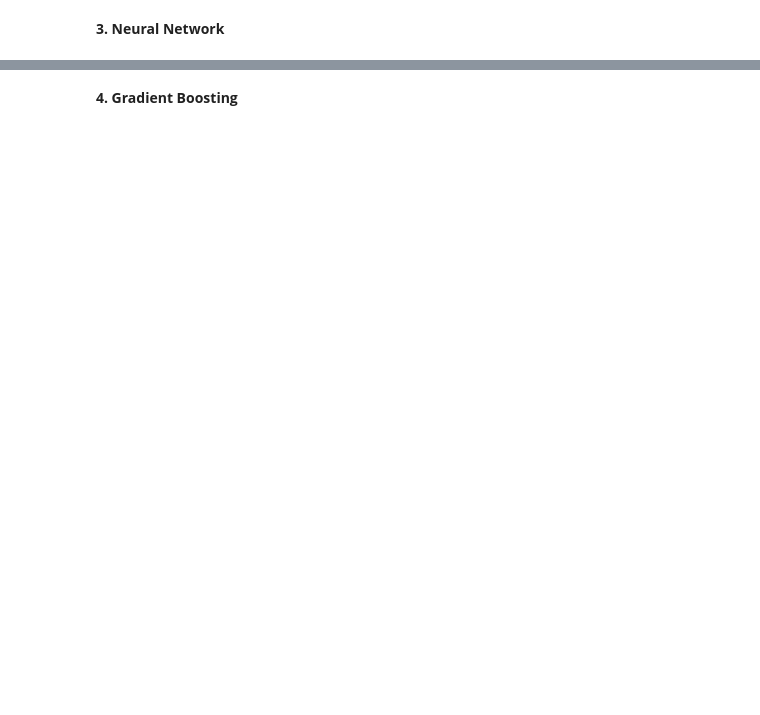
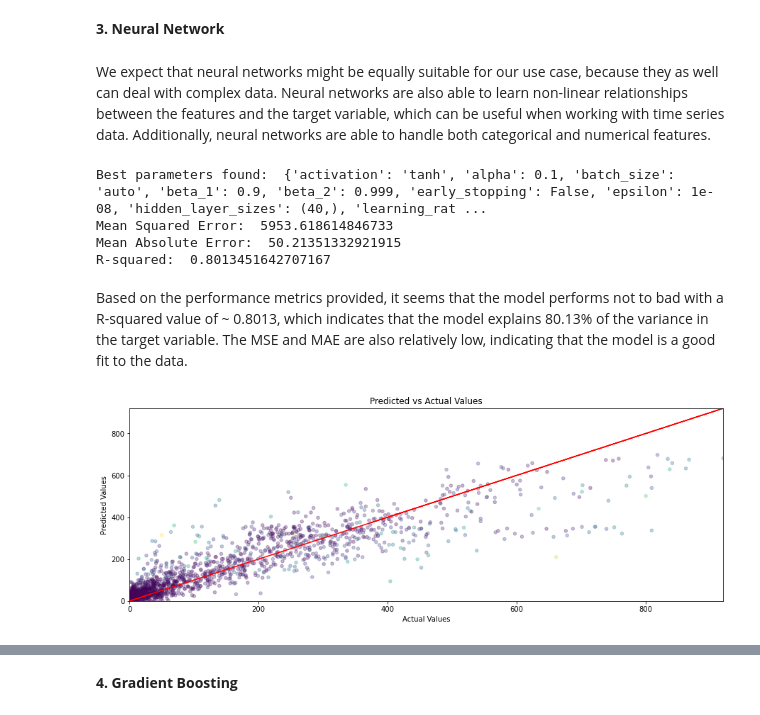
Before and after one commit to MoritzWagner13/Machine-Learning, a Jupyter notebook: Code_V1.5.ipynb, the cells around one changed output, grey strips where cells are left out. Drawn from its saved outputs; the diff is of its cells as text; code cells hidden in the pictures; blank space fills up the shorter version.

Commit message:
Update Predictions

```diff
--- a/Code_V1.5.ipynb
+++ b/Code_V1.5.ipynb
@@ -1588,3 +1545,67 @@ plt.show()
+# %% [markdown]
+We expect that neural networks might be equally suitable for our use case, because they as well can deal with complex data. Neural networks are also able to learn non-linear relationships between the features and the target variable, which can be useful when working with time series data. Additionally, neural networks are able to handle both categorical and numerical features.
+# %%
+#new one to be tested
+from sklearn.neural_network import MLPRegressor
+from sklearn.model_selection import learning_curve
+
+# Define the parameter grid for the MLP model
+param_grid = {
+    'hidden_layer_sizes': [(10,), (20,), (30,), (40,)],
+    'activation': ['identity', 'logistic', 'tanh', 'relu'],
+    'solver': ['lbfgs', 'sgd', 'adam'],
+    'alpha': [0.0001, 0.001, 0.01, 0.1],
+    'learning_rate': ['constant', 'invscaling', 'adaptive'],
+    'max_iter': [200, 500, 1000]
+}
+
+# Create an MLP model
+mlp_model = MLPRegressor(random_state=42)
+
+# Use RandomizedSearchCV to perform hyperparameter tuning
+random_search = RandomizedSearchCV(estimator=mlp_model, param_distributions=param_grid, n_iter=10, cv=5, n_jobs=-1, random_state=42)
+
+# Fit the RandomizedSearchCV object to the training data
+random_search.fit(X_train, y_train)
+
+# Print the best parameters from the search
+best_params = random_search.best_estimator_.get_params()
+print("Best parameters found: ",best_params)
+
+# Use the best parameters to create a new model
+best_mlp_model = MLPRegressor(random_state=42, **random_search.best_params_)
+
+# Fit the new model to the training data
+best_mlp_model.fit(X_train, y_train)
+
+# Make predictions on the holdout set
+y_pred = best_mlp_model.predict(X_test)
+
+# Evaluate the new model's performance on the holdout set
+mse = mean_squared_error(y_test, y_pred)
+mae = mean_absolute_error(y_test, y_pred)
+r2 = r2_score(y_test, y_pred)
+print("Mean Squared Error: ", mse)
+print("Mean Absolute Error: ", mae)
+print("R-squared: ", r2)
+# %% [output]
+Best parameters found:  {'activation': 'tanh', 'alpha': 0.1, 'batch_size': 'auto', 'beta_1': 0.9, 'beta_2': 0.999, 'early_stopping': False, 'epsilon': 1e-08, 'hidden_layer_sizes': (40,), 'learning_rat ...
+Mean Squared Error:  5953.618614846733
+Mean Absolute Error:  50.21351332921915
+R-squared:  0.8013451642707167
+# %% [markdown]
+Based on the performance metrics provided, it seems that the model performs not to bad with a R-squared value of ~ 0.8013, which indicates that the model explains 80.13% of the variance in the target variable. The MSE and MAE are also relatively low, indicating that the model is a good fit to the data.
+# %%
+# Plot the predicted vs actual values on the test set
+plt.scatter(y_test, y_pred, c=colors, s=20, alpha=0.3)
+plt.xlabel("Actual Values")
+plt.ylabel("Predicted Values")
+plt.title("Predicted vs Actual Values")
+plt.plot(y_test, y_test, color = "red")
+plt.axis([min(y_test), max(y_test), min(y_test), max(y_test)])
+plt.show()
+# %% [output]
+[figure, added]
 # %%
 # Plot the distribution of residuals (predicted - actual)
 residuals = y_pred - y_test
```
Also changed, not shown: parts of 26 cells of this notebook.
